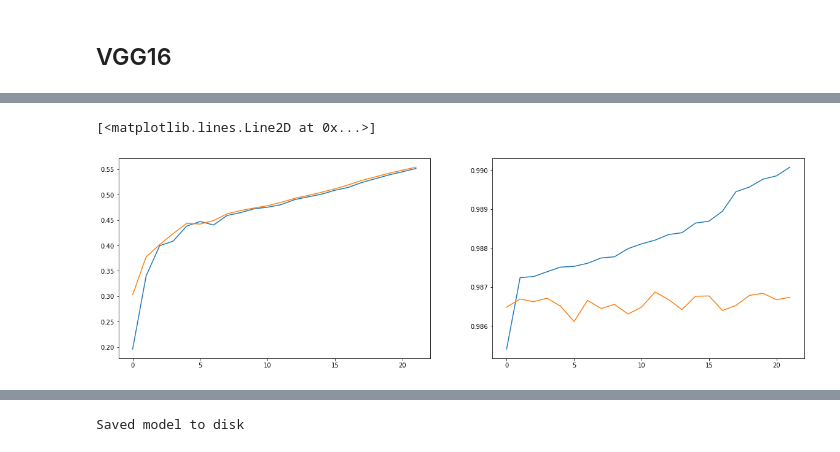
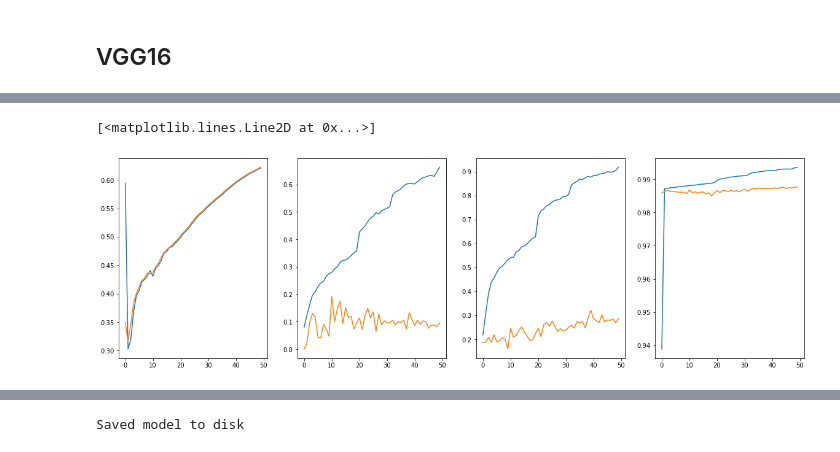
Before and after one commit to reonho/autocalorie, a Jupyter notebook: UECFOOD100 MultiLabel Classification.ipynb, the cells around one changed output, grey strips where cells are left out. Saved outputs shown, nothing was run; the diff lists cells and outputs as text; code cells hidden in the pictures.

```diff
--- a/UECFOOD100 MultiLabel Classification.ipynb
+++ b/UECFOOD100 MultiLabel Classification.ipynb
@@ -113,7 +139,7 @@ datagen=ImageDataGenerator(rotation_range=40,
 # %%
 train_generator=datagen.flow_from_dataframe(
 dataframe=train_df,
-directory="./UECFOOD100_CROP/UECFOOD100_CROP/train",
+directory="./UECFOOD100_CROP/UECFOOD100_CROP/train_all",
 x_col="filename",
 y_col=categories,
 batch_size=32,
@@ -130,7 +156,7 @@ test_gen=ImageDataGenerator(rescale=1./255)
 
 validation_generator=datagen.flow_from_dataframe(
 dataframe=train_df,
-directory="./UECFOOD100_CROP/UECFOOD100_CROP/train",
+directory="./UECFOOD100_CROP/UECFOOD100_CROP/train_all",
 x_col="filename",
 y_col=categories,
 batch_size=32,
@@ -142,7 +168,7 @@ subset="validation")
 
 test_generator=test_gen.flow_from_dataframe(
 dataframe=test_df,
-directory="./UECFOOD100_CROP/UECFOOD100_CROP/test",
+directory="./UECFOOD100_CROP/UECFOOD100_CROP/test_all",
 x_col="filename",
 y_col=categories,
 batch_size=32,
@@ -487,20 +437,13 @@ x = vgg.output
 x = GlobalAveragePooling2D()(x)
 x = BatchNormalization()(x)
 x = Dense(2048,activation='relu')(x)
-x = Dense(2048,activation='relu')(x)
-x = Dense(2048,activation='relu')(x)
-x = Dense(2048,activation='relu')(x)
-x = Dense(2048,activation='relu')(x)
-x = Dense(2048,activation='relu')(x)
-x = Dense(2048,activation='relu')(x)
-x = Dense(2048,activation='relu')(x)
-x = Dense(2048,activation='relu')(x)
+x = Dropout(0.2)(x)
 
 predictions = Dense(100,kernel_regularizer=regularizers.l2(0.005), activation='sigmoid')(x)
 model = models.Model(inputs=vgg.input, outputs=predictions)
 model.compile(loss = 'binary_crossentropy', optimizer = optimizer, metrics = ['categorical_accuracy', 'binary_accuracy',
                                                                              'top_k_categorical_accuracy', km.binary_precision(),
-                                                                             km.binary_recall()])
+                                                                             km.binary_recall(), f1])
 model.summary()
 
 #early stopping to monitor the validation loss and avoid overfitting
@@ -528,7 +471,7 @@ Non-trainable params: 14,715,712
 _________________________________________________________________
 # %%
 #With training and validation data
-history3 = model.fit(train_generator, validation_data=validation_generator,epochs=50, verbose=True,  callbacks=[early_stop, rlrop])
+history1 = model.fit(train_generator, validation_data=validation_generator,epochs=50, verbose=True,  callbacks=[early_stop, rlrop])
 # %% [output]
 Epoch 1/50
 WARNING:tensorflow:`add_update` `inputs` kwarg has been deprecated. You no longer need to pass a value to `inputs` as it is being automatically inferred.
@@ -554,12 +514,16 @@ history3=np.load('model_histories/history3_VGG16.npy',allow_pickle='TRUE').item(
 # %%
-fig, axes = plt.subplots(1, 2, figsize=(20, 6))
-axes[0].plot(history3['recall'])
-axes[0].plot(history3['val_recall'])
-axes[1].plot(history3['binary_accuracy'])
-axes[1].plot(history3['val_binary_accuracy'])
+fig, axes = plt.subplots(1, 4, figsize=(20, 6))
+axes[0].plot(history2['recall'])
+axes[0].plot(history2['val_recall'])
+axes[1].plot(history2['categorical_accuracy'])
+axes[1].plot(history2['val_categorical_accuracy'])
+axes[2].plot(history2['top_k_categorical_accuracy'])
+axes[2].plot(history2['val_top_k_categorical_accuracy'])
+axes[3].plot(history2['binary_accuracy'])
+axes[3].plot(history2['val_binary_accuracy'])
 # %% [output]
 [<matplotlib.lines.Line2D at 0x...>]
-[figure, old version]
+[figure, new version]
 # %%
 model.evaluate(test_generator)
 # %% [output]
```
Also changed, not shown: parts of 72 cells of this notebook.
